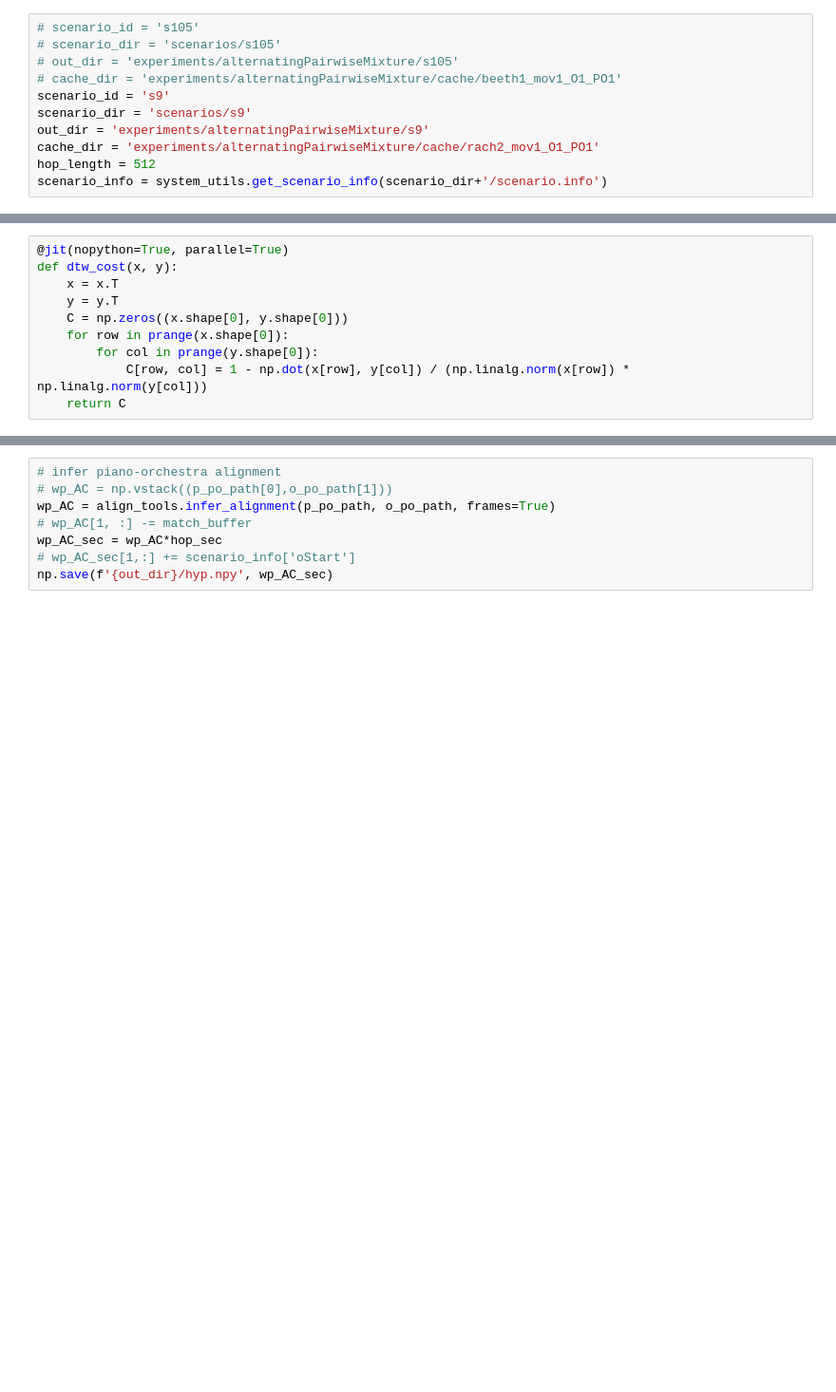
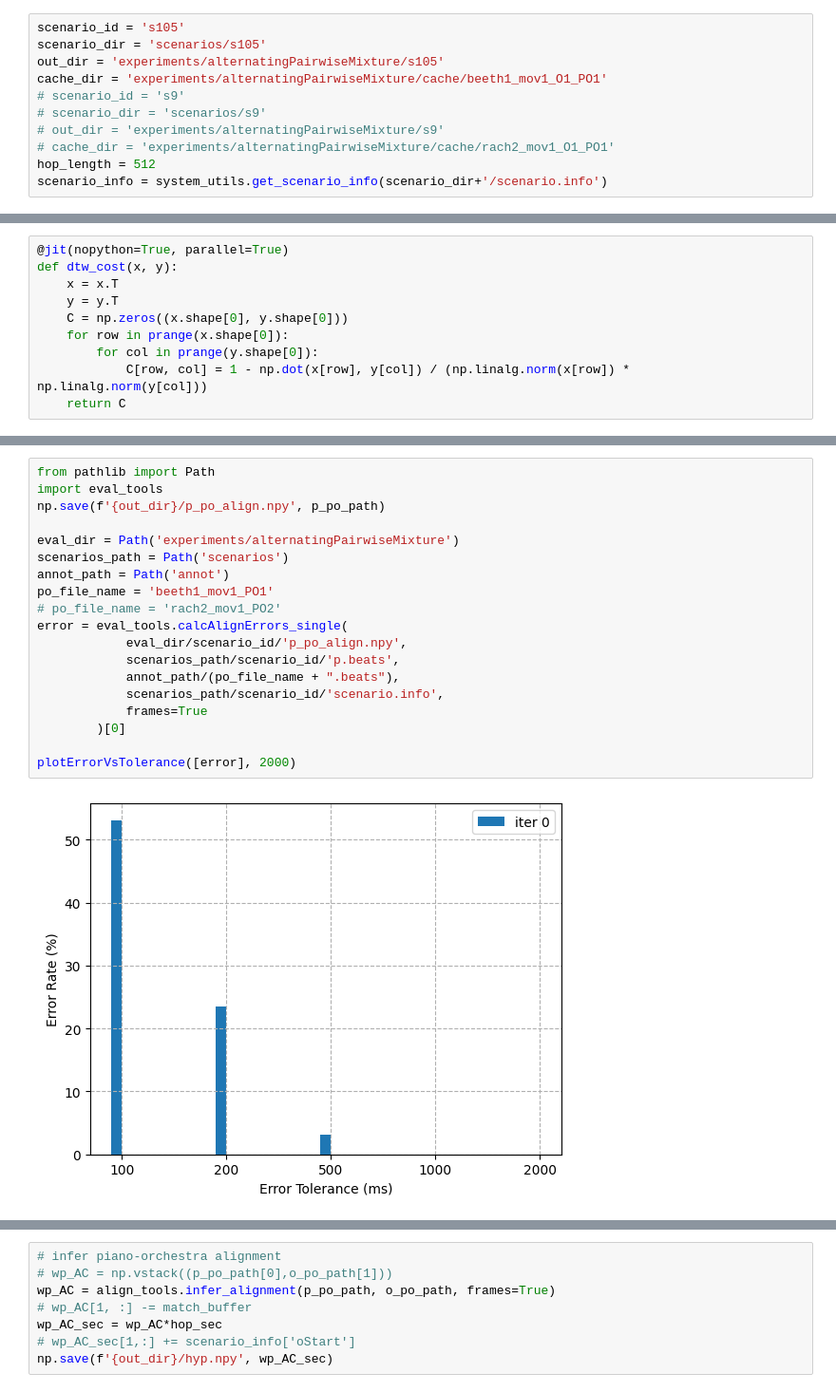
Before and after one commit to HMC-MIR/PianoConcertoAccompaniment, a Jupyter notebook: System_AlternatingPairwiseMixture.ipynb, the cells around one changed output, grey strips where cells are left out. Shown at 95% size. Drawn from its saved outputs; the diff is of its cells as text; blank space fills up the shorter version.

```diff
--- a/System_AlternatingPairwiseMixture.ipynb
+++ b/System_AlternatingPairwiseMixture.ipynb
@@ -327,14 +327,14 @@ Here is an example of how to call the offline and online processing functions on
 # %%
 # online_processing('scenarios/s1', 'experiments/mixtureDTW/s1', 'experiments/mixtureDTW/cache/rach2_mov1_O1_PO1')
 # %%
-# scenario_id = 's105'
-# scenario_dir = 'scenarios/s105'
-# out_dir = 'experiments/alternatingPairwiseMixture/s105'
-# cache_dir = 'experiments/alternatingPairwiseMixture/cache/beeth1_mov1_O1_PO1'
-scenario_id = 's9'
-scenario_dir = 'scenarios/s9'
-out_dir = 'experiments/alternatingPairwiseMixture/s9'
-cache_dir = 'experiments/alternatingPairwiseMixture/cache/rach2_mov1_O1_PO1'
+scenario_id = 's105'
+scenario_dir = 'scenarios/s105'
+out_dir = 'experiments/alternatingPairwiseMixture/s105'
+cache_dir = 'experiments/alternatingPairwiseMixture/cache/beeth1_mov1_O1_PO1'
+# scenario_id = 's9'
+# scenario_dir = 'scenarios/s9'
+# out_dir = 'experiments/alternatingPairwiseMixture/s9'
+# cache_dir = 'experiments/alternatingPairwiseMixture/cache/rach2_mov1_O1_PO1'
 hop_length = 512
 scenario_info = system_utils.get_scenario_info(scenario_dir+'/scenario.info')
 # %%
@@ -405,3 +424,24 @@ plt.show()
+# %%
+from pathlib import Path
+import eval_tools
+np.save(f'{out_dir}/p_po_align.npy', p_po_path)
+
+eval_dir = Path('experiments/alternatingPairwiseMixture')
+scenarios_path = Path('scenarios')
+annot_path = Path('annot')
+po_file_name = 'beeth1_mov1_PO1'
+# po_file_name = 'rach2_mov1_PO2'
+error = eval_tools.calcAlignErrors_single(
+            eval_dir/scenario_id/'p_po_align.npy',
+            scenarios_path/scenario_id/'p.beats',
+            annot_path/(po_file_name + ".beats"),
+            scenarios_path/scenario_id/'scenario.info',
+            frames=True
+        )[0]
+
+plotErrorVsTolerance([error], 2000)
+# %% [output]
+[figure, added]
 # %%
 @jit(nopython=True, parallel=True)
 def pairwise_mixture_cost(summed, aligned, alignment_path, to_align, query_is_summed=True):
```
Also changed, not shown: parts of 24 cells of this notebook.
